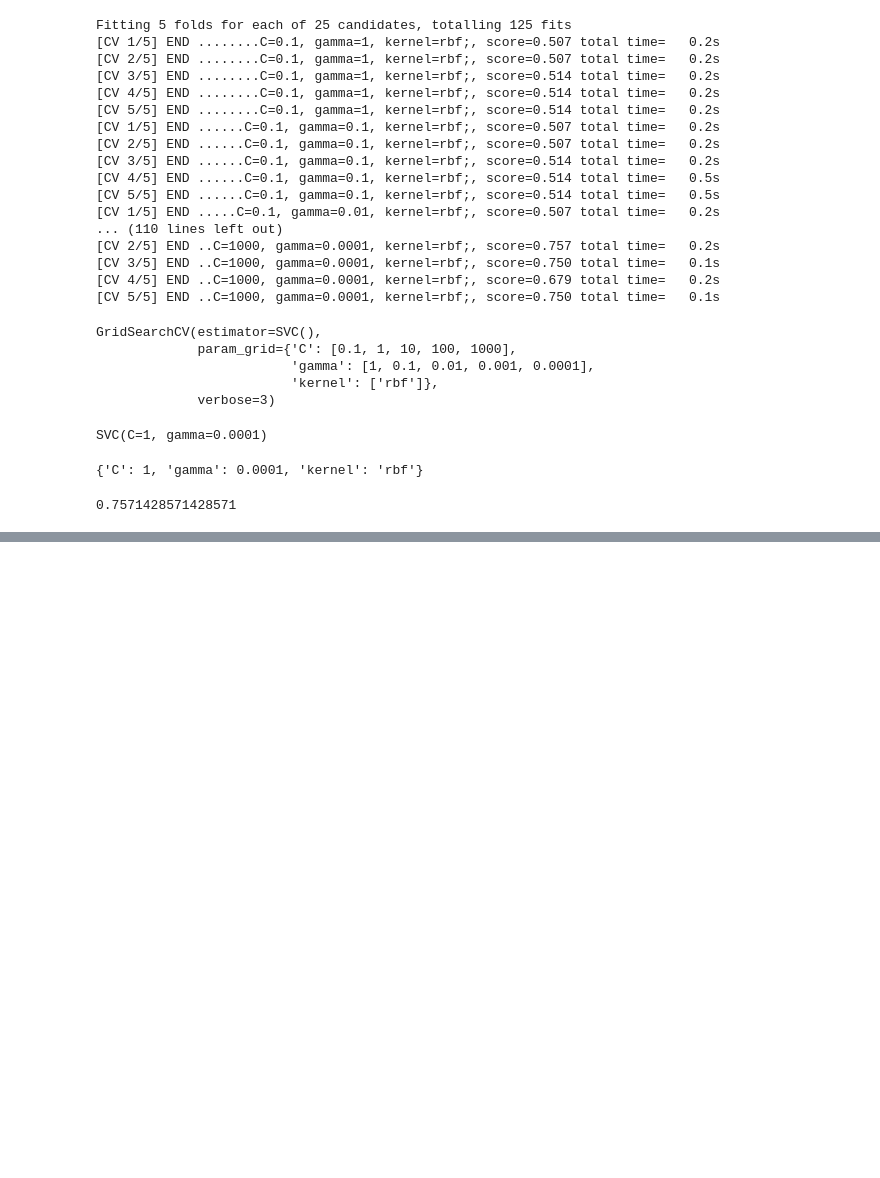
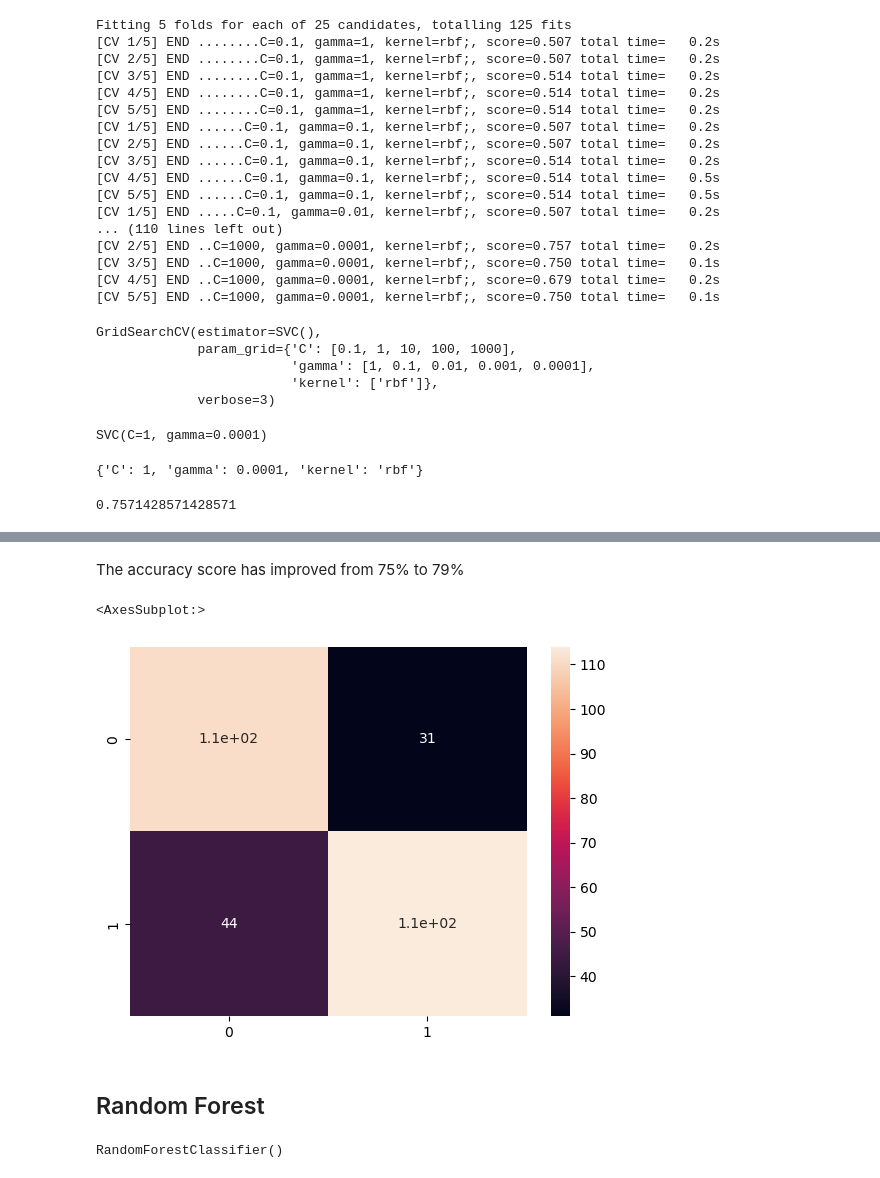
Before and after one commit to SethDwumah/Petroleum_DS-ML, a Jupyter notebook: Frac Intensity Classification.ipynb, the cells around one changed output, grey strips where cells are left out. Cells and saved outputs as stored; diff of their text form; code cells hidden in the pictures; blank space fills up the shorter version.

```diff
--- a/Frac Intensity Classification.ipynb
+++ b/Frac Intensity Classification.ipynb
@@ -211,0 +231,9 @@ pd.crosstab(y_test,)
+# %% [markdown]
+The accuracy score has improved from 75% to 79%
+# %%
+sns.heatmap(cm,annot=True)
+# %% [output]
+<AxesSubplot:>
+[figure, added]
+# %% [markdown]
+## Random Forest
@@ -211,0 +244,5 @@ pd.crosstab(y_test,)
+# %%
+#train the rf model
+rf.fit(x_train,y_train)
+# %% [output]
+RandomForestClassifier()
```
Also changed, not shown: parts of 9 cells of this notebook, 2 other files.
